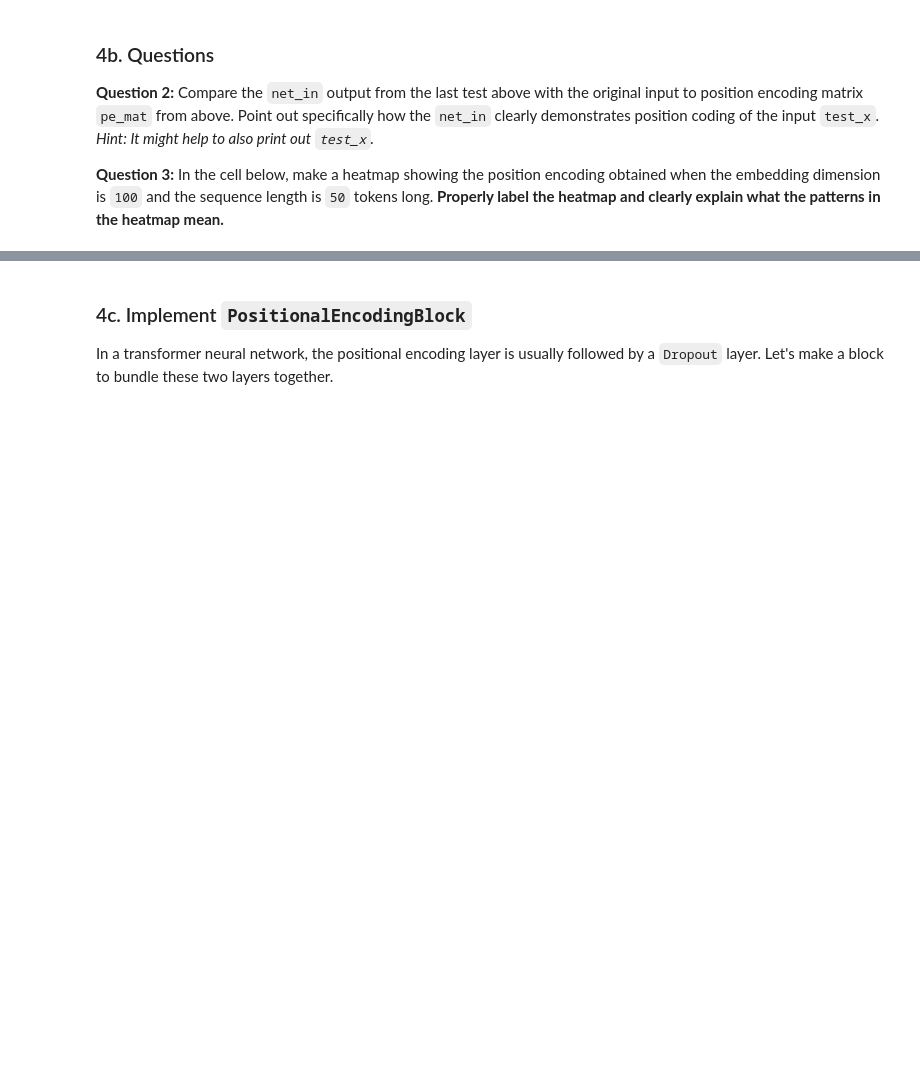
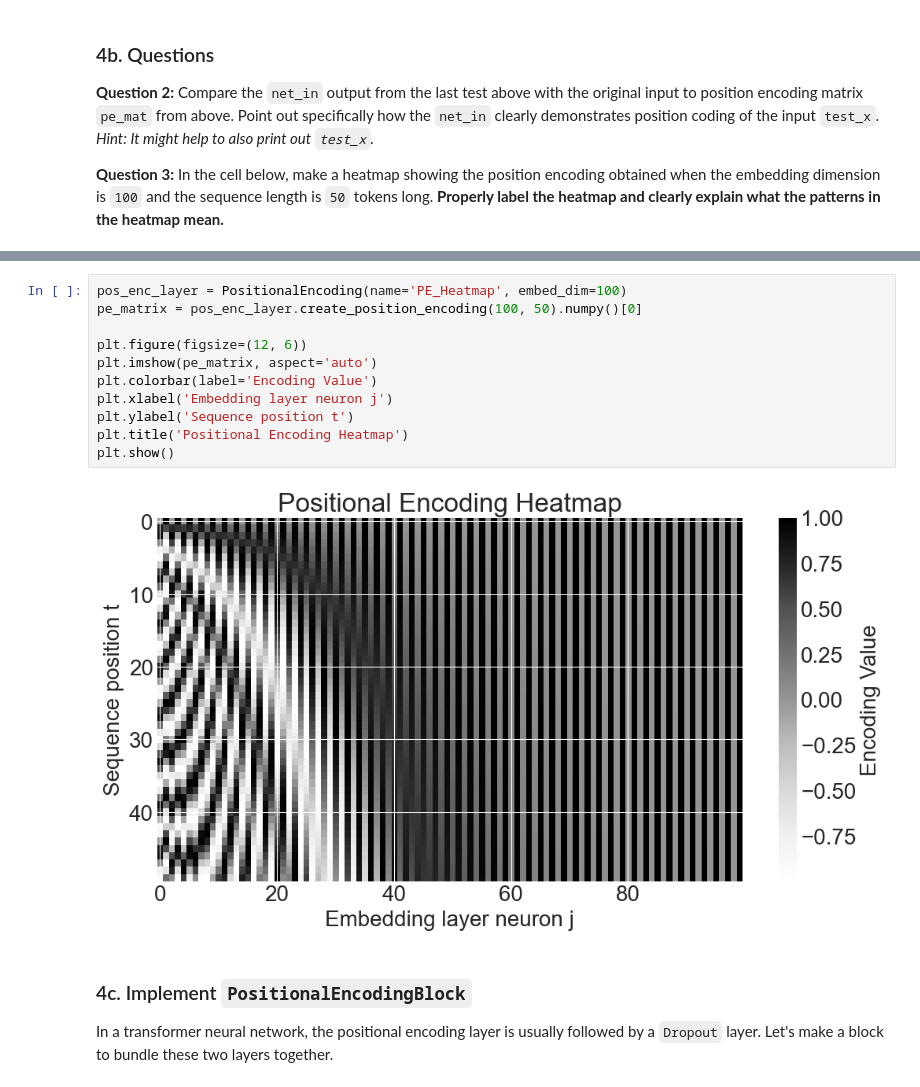
Before and after one commit to treytuscai/Transformers, a Jupyter notebook: transformer_block.ipynb, the cells around one changed output, grey strips where cells are left out. Drawn from its saved outputs; the diff is of its cells as text; blank space fills up the shorter version.

```diff
--- a/transformer_block.ipynb
+++ b/transformer_block.ipynb
@@ -1229,3 +1253,16 @@ tf.Tensor(
+# %%
+pos_enc_layer = PositionalEncoding(name='PE_Heatmap', embed_dim=100)
+pe_matrix = pos_enc_layer.create_position_encoding(100, 50).numpy()[0]
+
+plt.figure(figsize=(12, 6))
+plt.imshow(pe_matrix, aspect='auto')
+plt.colorbar(label='Encoding Value')
+plt.xlabel('Embedding layer neuron j')
+plt.ylabel('Sequence position t')
+plt.title('Positional Encoding Heatmap')
+plt.show()
+# %% [output]
+[figure, added]
 # %% [markdown]
 ### 4c. Implement `PositionalEncodingBlock`
 
```
Also changed, not shown: parts of 6 cells of this notebook, 1 other file.
